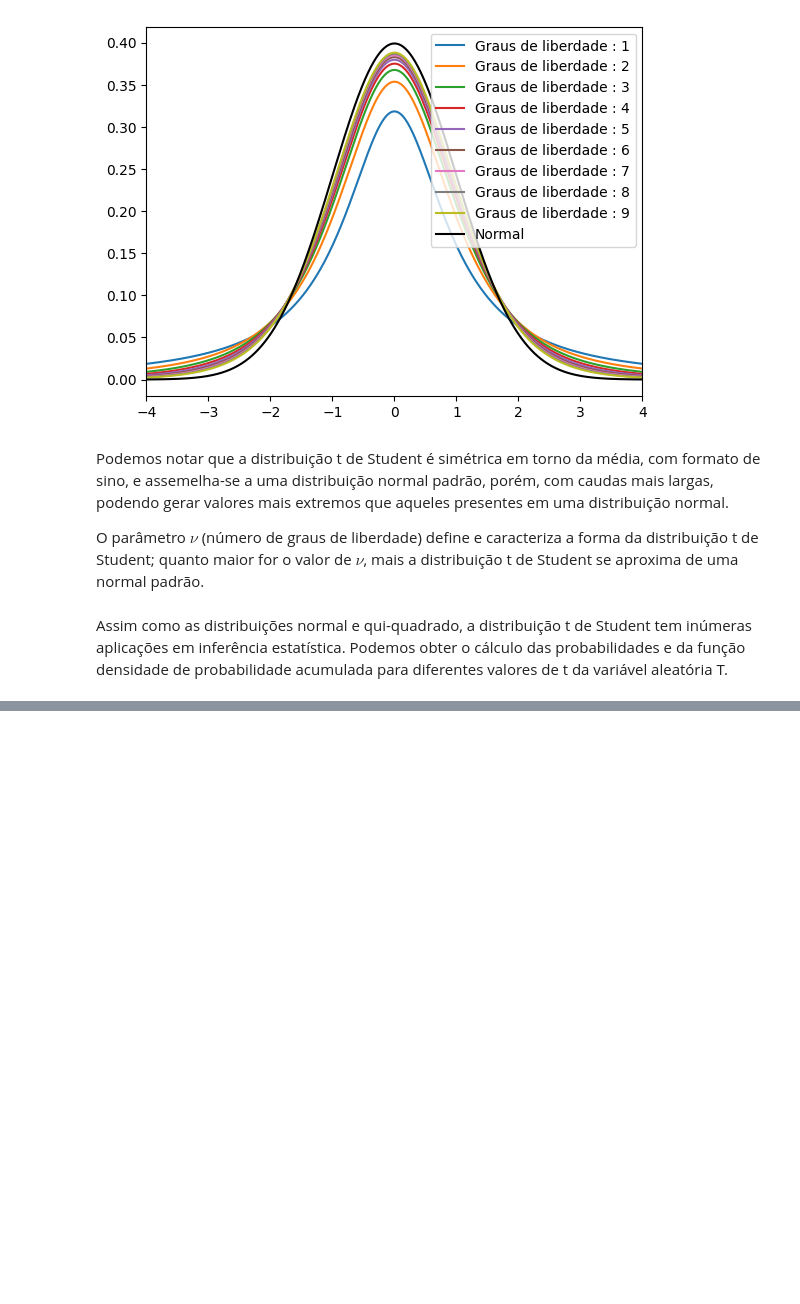
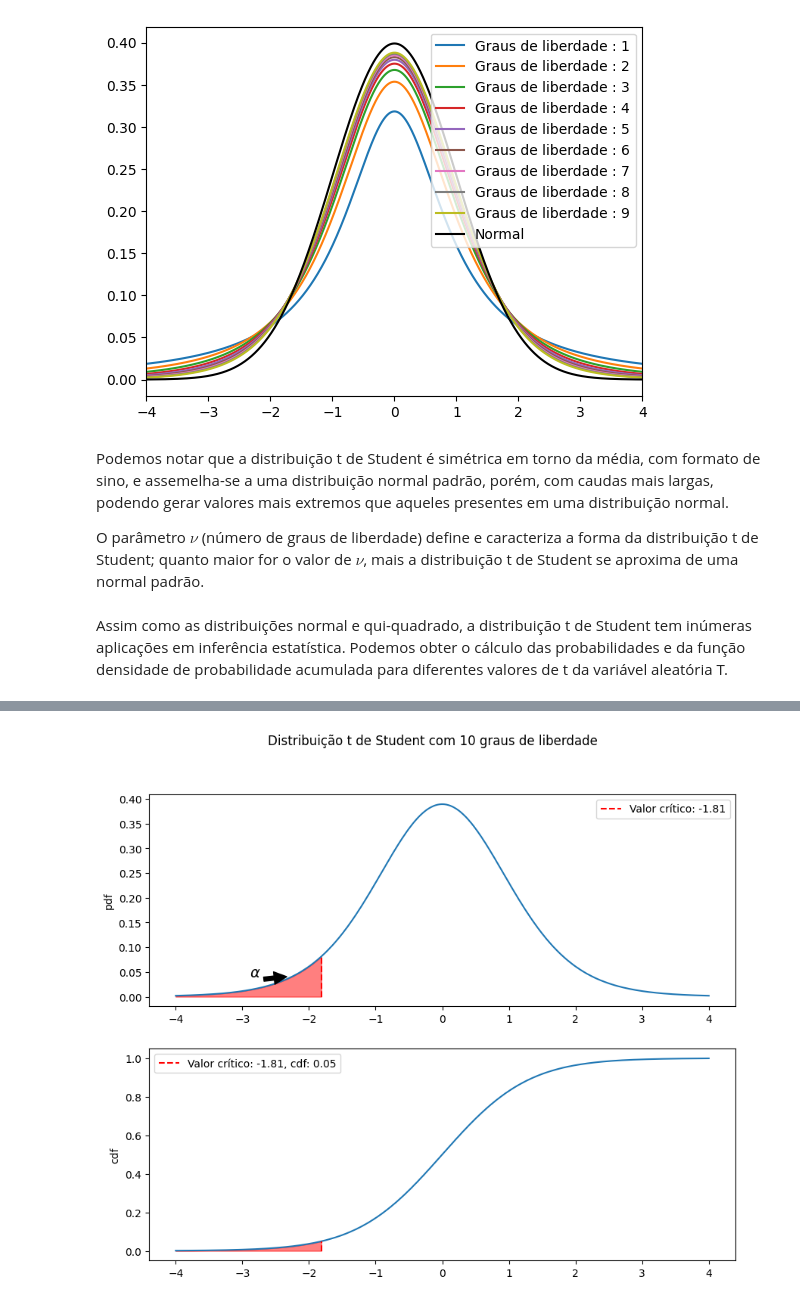
Before and after one commit to PauloViniciusR/Estatistica_dados, a Jupyter notebook: Estatistica_Probabilistica/09_t_student.ipynb, the cells around one changed output, grey strips where cells are left out. Drawn from its saved outputs; the diff is of its cells as text; code cells hidden in the pictures; blank space fills up the shorter version.

```diff
--- a/Estatistica_Probabilistica/09_t_student.ipynb
+++ b/Estatistica_Probabilistica/09_t_student.ipynb
@@ -47,0 +66,4 @@ Assim como as distribuições normal e qui-quadrado, a distribuição t de Stude
+# %%
+plot_t_student(10, 0.05, lado="esquerda")
+# %% [output]
+[figure, added]
```
Also changed, not shown: parts of 4 cells of this notebook.
